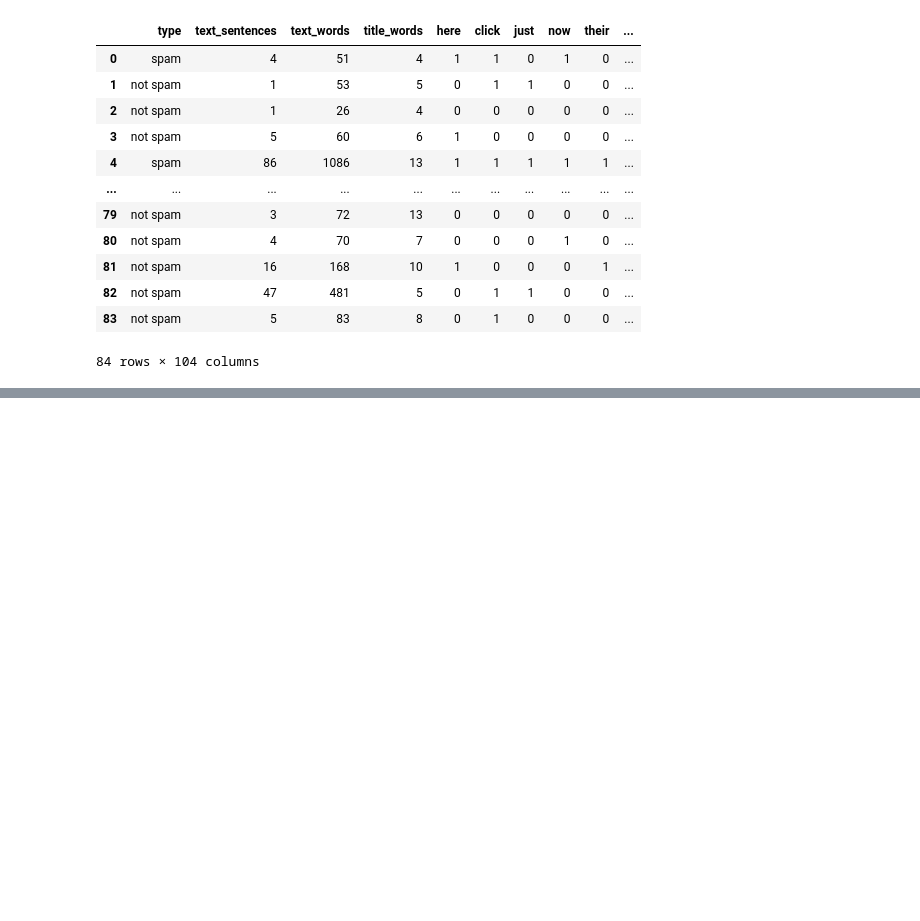
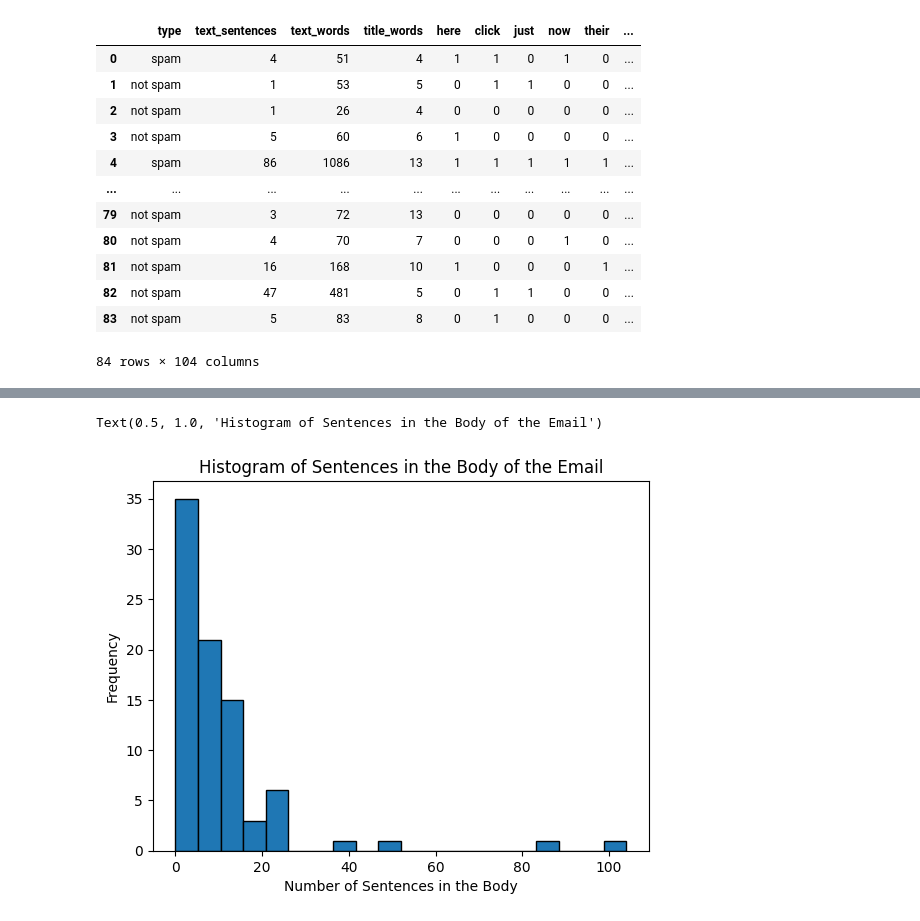
Before and after one commit to maggiecrowner/DS4002-Project1, a Jupyter notebook: DSProject1.ipynb, the cells around one changed output, grey strips where cells are left out. Saved outputs shown, nothing was run; the diff lists cells and outputs as text; code cells hidden in the pictures; blank space fills up the shorter version.

```diff
--- a/DSProject1.ipynb
+++ b/DSProject1.ipynb
@@ -104,0 +118,9 @@ display(df)
+# %%
+import matplotlib.pyplot as plt
+plt.hist(df["text_sentences"], bins=20, edgecolor='black')
+plt.xlabel('Number of Sentences in the Body')
+plt.ylabel('Frequency')
+plt.title('Histogram of Sentences in the Body of the Email')
+# %% [output]
+Text(0.5, 1.0, 'Histogram of Sentences in the Body of the Email')
+[figure, added]
```
Also changed, not shown: parts of 10 cells of this notebook.
